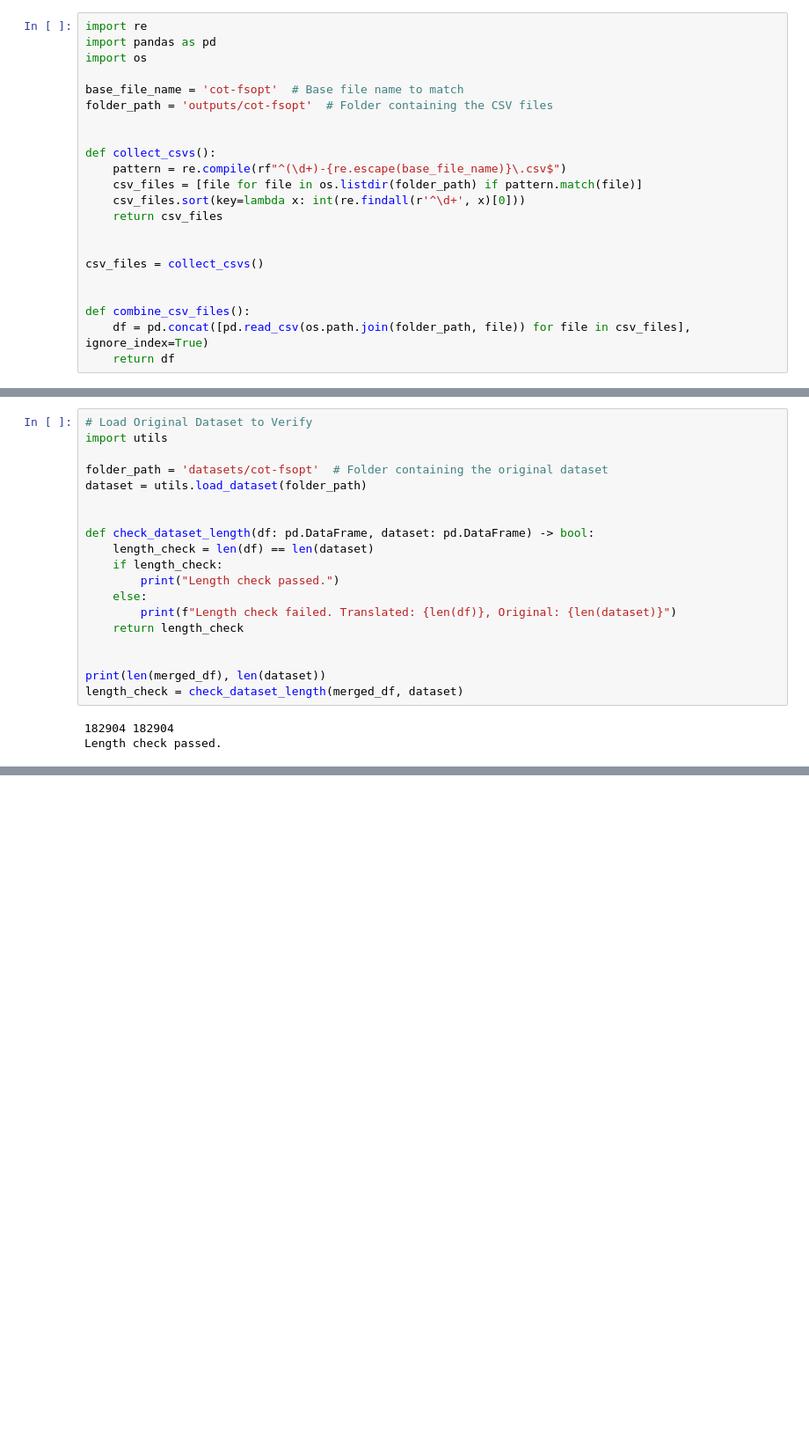
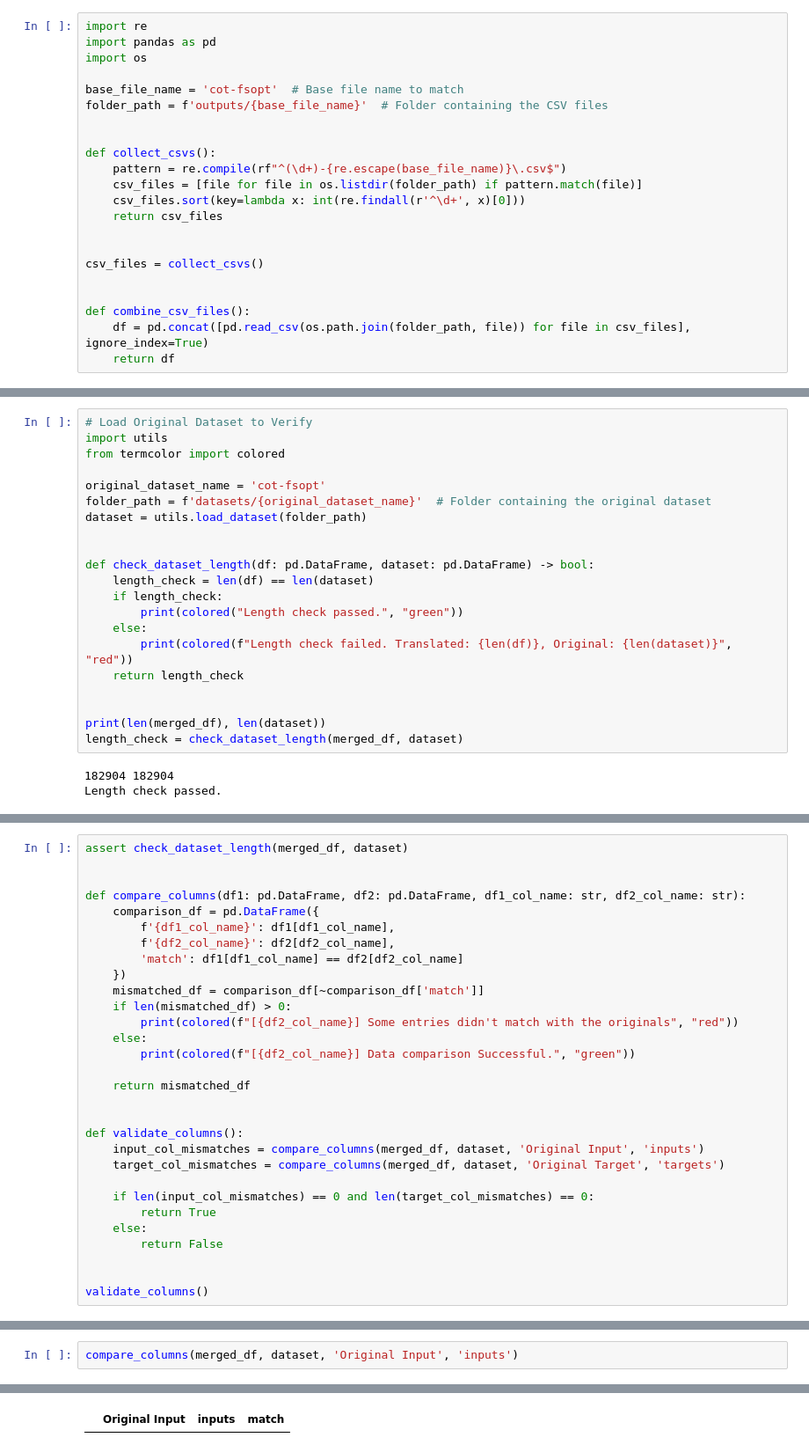
Before and after one commit to the-ai-team/enhancing-sinhala-nlp, a Jupyter notebook: join_data.ipynb, the cells around one changed output, grey strips where cells are left out. Shown: that part at 88% size. Cells and saved outputs as stored; diff of their text form; blank space fills up the shorter version.

Commit message:
add compare columns validation

```diff
--- a/join-data.ipynb
+++ b/join_data.ipynb
@@ -4,7 +6,7 @@ import pandas as pd
 import os
 
 base_file_name = 'cot-fsopt'  # Base file name to match
-folder_path = 'outputs/cot-fsopt'  # Folder containing the CSV files
+folder_path = f'outputs/{base_file_name}'  # Folder containing the CSV files
 
 
 def collect_csvs():
@@ -40,17 +44,19 @@ merged_df
 # %%
 # Load Original Dataset to Verify
 import utils
+from termcolor import colored
 
-folder_path = 'datasets/cot-fsopt'  # Folder containing the original dataset
+original_dataset_name = 'cot-fsopt'
+folder_path = f'datasets/{original_dataset_name}'  # Folder containing the original dataset
 dataset = utils.load_dataset(folder_path)
 
 
 def check_dataset_length(df: pd.DataFrame, dataset: pd.DataFrame) -> bool:
     length_check = len(df) == len(dataset)
     if length_check:
-        print("Length check passed.")
+        print(colored("Length check passed.", "green"))
     else:
-        print(f"Length check failed. Translated: {len(df)}, Original: {len(dataset)}")
+        print(colored(f"Length check failed. Translated: {len(df)}, Original: {len(dataset)}", "red"))
     return length_check
 
 
@@ -85,0 +96,30 @@ All rows are present and in order.
+# %%
+assert check_dataset_length(merged_df, dataset)
+
+
+def compare_columns(df1: pd.DataFrame, df2: pd.DataFrame, df1_col_name: str, df2_col_name: str):
+    comparison_df = pd.DataFrame({
+        f'{df1_col_name}': df1[df1_col_name],
+        f'{df2_col_name}': df2[df2_col_name],
+        'match': df1[df1_col_name] == df2[df2_col_name]
+    })
+    mismatched_df = comparison_df[~comparison_df['match']]
+    if len(mismatched_df) > 0:
+        print(colored(f"[{df2_col_name}] Some entries didn't match with the originals", "red"))
+    else:
+        print(colored(f"[{df2_col_name}] Data comparison Successful.", "green"))
+
+    return mismatched_df
+
+
+def validate_columns():
+    input_col_mismatches = compare_columns(merged_df, dataset, 'Original Input', 'inputs')
+    target_col_mismatches = compare_columns(merged_df, dataset, 'Original Target', 'targets')
+
+    if len(input_col_mismatches) == 0 and len(target_col_mismatches) == 0:
+        return True
+    else:
+        return False
+
+
+validate_columns()
@@ -85,0 +131,3 @@ All rows are present and in order.
+# %%
+compare_columns(merged_df, dataset, 'Original Input', 'inputs')
+# %% [output]
@@ -85,0 +135 @@ All rows are present and in order.
+|  | Original Input | inputs | match |
```
Also changed, not shown: parts of 14 cells of this notebook.
